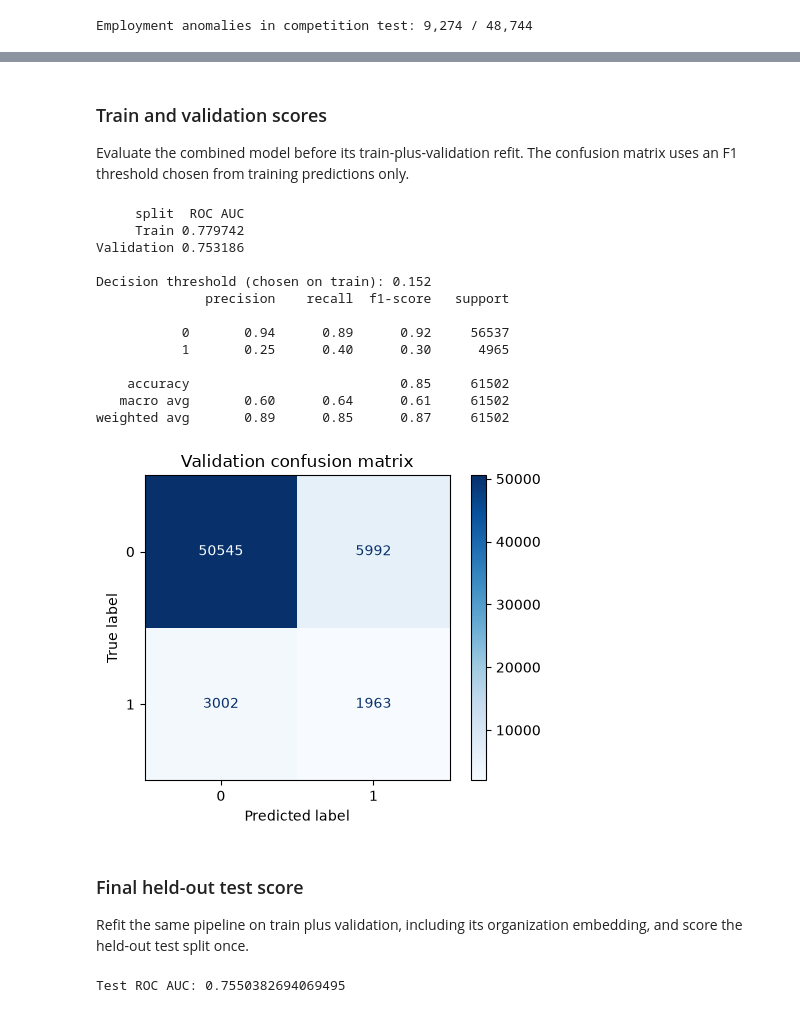
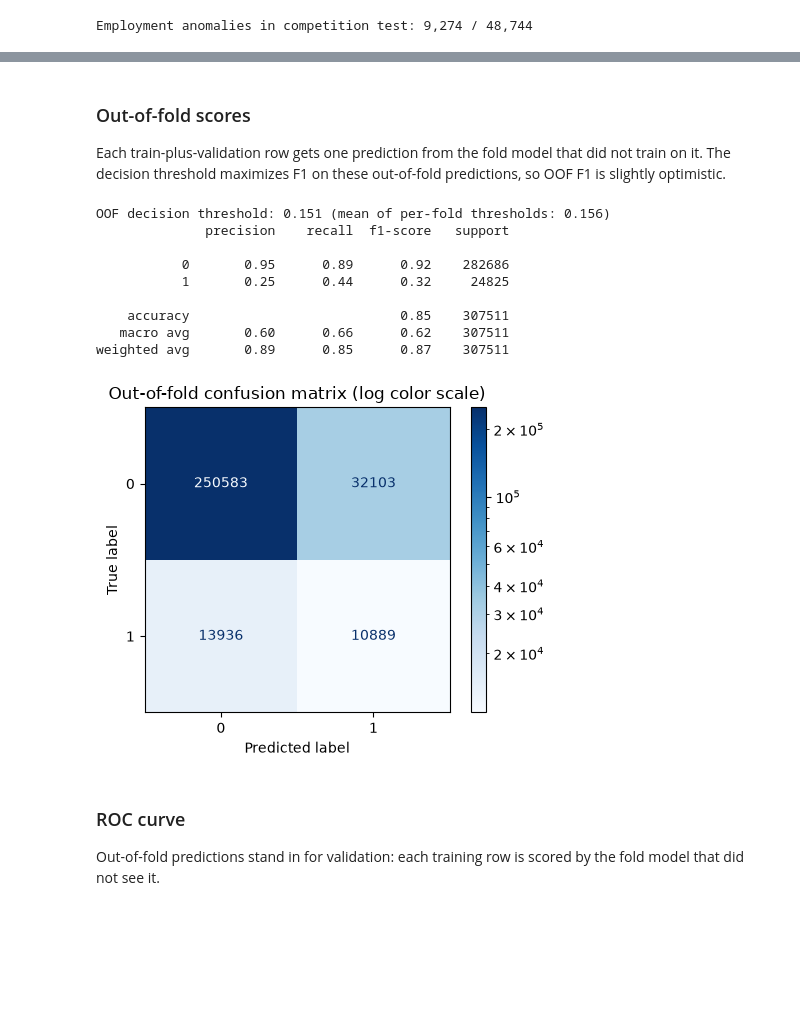
Before and after one commit to ivanlukianets/Deep-Learning-Assignment-1, a Jupyter notebook: ml.ipynb, the cells around one changed output, grey strips where cells are left out. Saved outputs shown, nothing was run; the diff lists cells and outputs as text; code cells hidden in the pictures; blank space fills up the shorter version.

```diff
--- a/ml.ipynb
+++ b/ml.ipynb
@@ -29,9 +30,13 @@ random.seed(200)
 DATA_PATH = Path('./data')
 df_train = pd.read_csv(DATA_PATH / 'application_train.csv')
 df_test = pd.read_csv(DATA_PATH / 'application_test.csv')
+bureau = pd.read_csv(DATA_PATH / 'bureau.csv')
+pos = pd.read_csv(DATA_PATH / 'POS_CASH_balance.csv')
 
 print(f'Train shape: {df_train.shape}')
 print(f'Test shape: {df_test.shape}')
+print(f'Bureau shape: {bureau.shape}')
+print(f'POS_CASH shape: {pos.shape}')
 print(f'\n Train columns: {df_train.columns.tolist()[:10]}...')
 # %% [output]
 Train shape: (307511, 122)
@@ -82,0 +92,9 @@ plt.show()
+# %%
+fig, axes = plt.subplots(1, 3, figsize=(18, 4))
+for ax, column in zip(axes, ['EXT_SOURCE_1', 'EXT_SOURCE_2', 'EXT_SOURCE_3']):
+    sns.kdeplot(data=df_train, x=column, hue='TARGET', common_norm=False, fill=True, ax=ax)
+    ax.set_title(f'{column} by target')
+    ax.set_xlabel('Score')
+    ax.set_ylabel('Density')
+plt.tight_layout()
+plt.show()
@@ -172,6 +413,8 @@ preprocess = ColumnTransformer(
     transformers=[
         ('numeric', SimpleImputer(strategy='median'), numeric),
         ('car_age', SimpleImputer(strategy='median', add_indicator=True), ['OWN_CAR_AGE']),
+        ('bureau', SimpleImputer(strategy='constant', fill_value=0), bureau_features),
+        ('pos', SimpleImputer(strategy='constant', fill_value=0), pos_features),
         ('categorical', Pipeline([
             ('impute', SimpleImputer(strategy='most_frequent')),
             ('onehot', OneHotEncoder(handle_unknown='ignore')),
@@ -359,52 +596,35 @@ F1 threshold (chosen on train): 0.152
 # %% [markdown]
-### Train and validation scores
-Evaluate the combined model before its train-plus-validation refit. The confusion matrix uses an F1 threshold chosen from training predictions only.
+### Out-of-fold scores
+Each train-plus-validation row gets one prediction from the fold model that did not train on it. The decision threshold maximizes F1 on these out-of-fold predictions, so OOF F1 is slightly optimistic.
 # %%
-from sklearn.metrics import ConfusionMatrixDisplay, classification_report, precision_recall_curve, roc_auc_score
+from matplotlib.colors import LogNorm
+from sklearn.metrics import ConfusionMatrixDisplay, classification_report
 
-train_scores = model.predict_proba(X_train)[:, 1]
-val_scores = model.predict_proba(X_val)[:, 1]
-roc_auc_table = pd.DataFrame({
-    'split': ['Train', 'Validation'],
-    'ROC AUC': [roc_auc_score(y_train, train_scores), roc_auc_score(y_val, val_scores)],
-})
-print(roc_auc_table.to_string(index=False))
-
-precision, recall, thresholds = precision_recall_curve(y_train, train_scores)
-train_f1 = 2 * precision[:-1] * recall[:-1] / (precision[:-1] + recall[:-1] + 1e-12)
-decision_threshold = thresholds[np.argmax(train_f1)]
-val_predictions = (val_scores >= decision_threshold).astype(int)
-print(f'\nDecision threshold (chosen on train): {decision_threshold:.3f}')
-print(classification_report(y_val, val_predictions, zero_division=0))
+oof_predictions = (oof_scores >= decision_threshold).astype(int)
+print(f"OOF decision threshold: {decision_threshold:.3f} "
+      f"(mean of per-fold thresholds: {fold_table['threshold'].mean():.3f})")
+print(classification_report(y_train_val, oof_predictions, zero_division=0))
 
 fig, ax = plt.subplots(figsize=(5, 4))
 ConfusionMatrixDisplay.from_predictions(
-    y_val, val_predictions, display_labels=[0, 1],
+    y_train_val, oof_predictions, display_labels=[0, 1],
     cmap='Blues', values_format='d', ax=ax,
+    im_kw={'norm': LogNorm()},
 )
-ax.set_title('Validation confusion matrix')
+ax.set_title('Out-of-fold confusion matrix (log color scale)')
 plt.tight_layout()
 plt.show()
 # %% [output]
-     split  ROC AUC
-     Train 0.779742
-Validation 0.753186
-
-Decision threshold (chosen on train): 0.152
+OOF decision threshold: 0.151 (mean of per-fold thresholds: 0.156)
               precision    recall  f1-score   support
 
-           0       0.94      0.89      0.92     56537
-           1       0.25      0.40      0.30      4965
+           0       0.95      0.89      0.92    282686
+           1       0.25      0.44      0.32     24825
 
-    accuracy                           0.85     61502
-   macro avg       0.60      0.64      0.61     61502
-weighted avg       0.89      0.85      0.87     61502
+    accuracy                           0.85    307511
+   macro avg       0.60      0.66      0.62    307511
+weighted avg       0.89      0.85      0.87    307511
-[figure, old version]
+[figure, new version]
-# %% [markdown]
-### Final held-out test score
-Refit the same pipeline on train plus validation, including its organization embedding, and score the held-out test split once.
-# %%
-final_model = clone(model).fit(X_train_val, y_train_val)
-print('Test ROC AUC:', roc_auc_score(y_test, final_model.predict_proba(X_test)[:, 1]))
-# %% [output]
-Test ROC AUC: 0.7550382694069495
+# %% [markdown]
+### ROC curve
+Out-of-fold predictions stand in for validation: each training row is scored by the fold model that did not see it.
```
Also changed, not shown: parts of 30 cells of this notebook.
